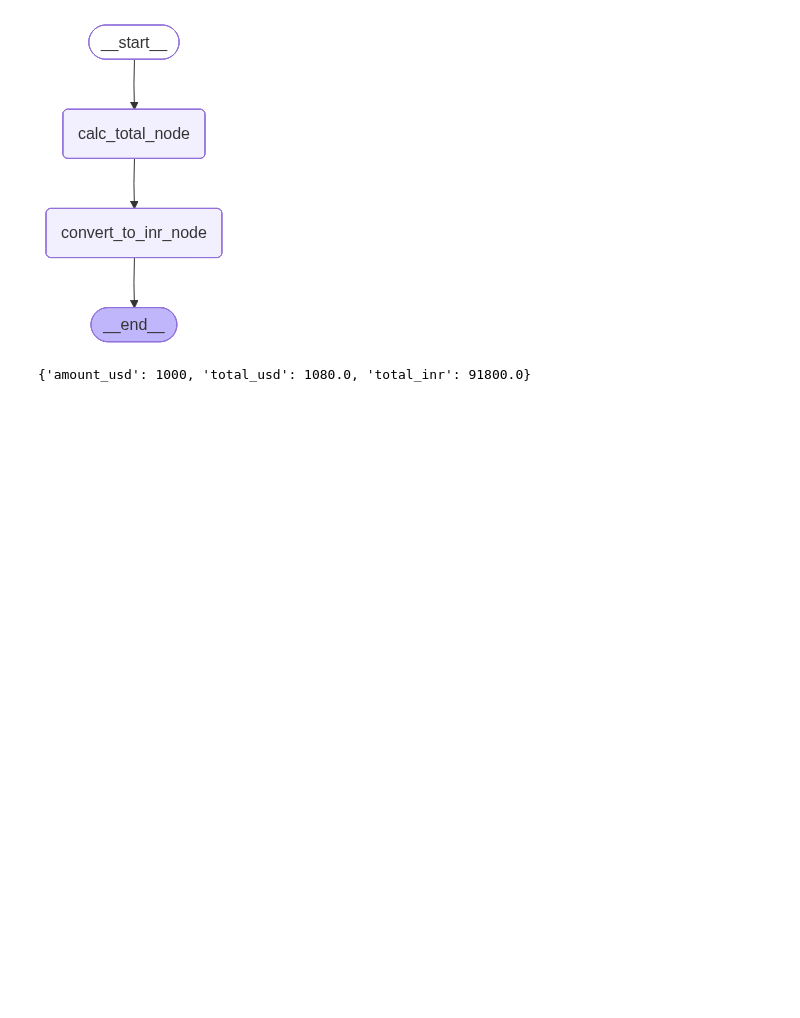
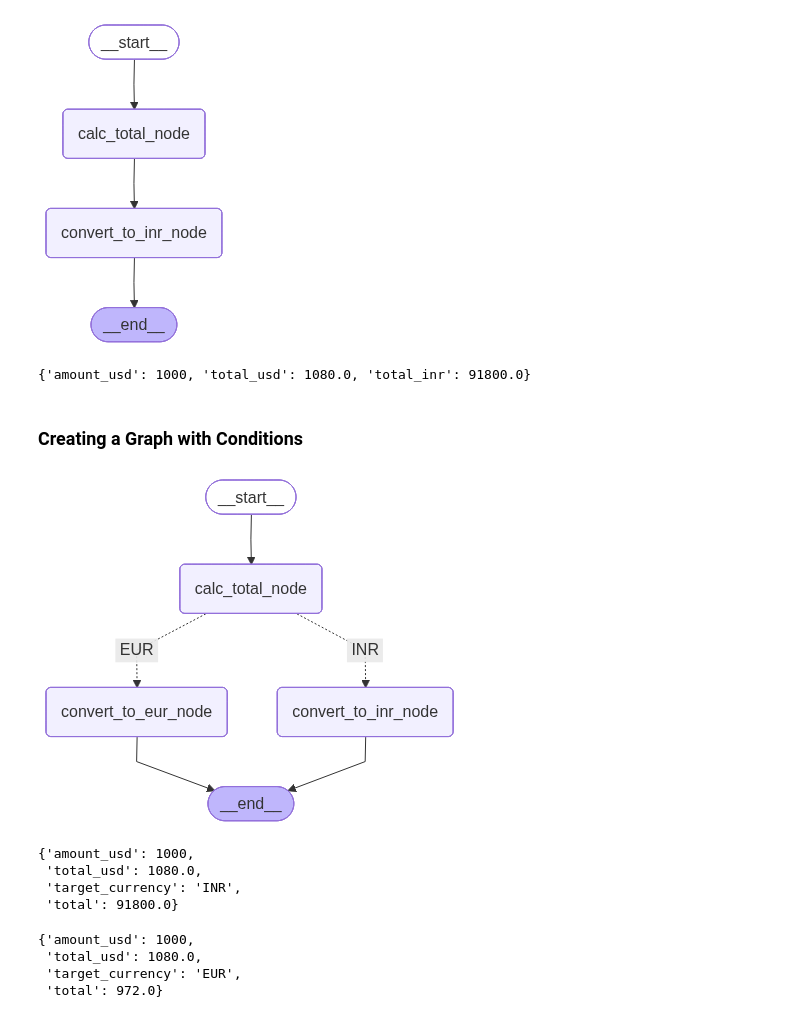
Before and after one commit to dilansenuruk/AI-Projects, a Jupyter notebook: LangGraph.ipynb, the cells around one changed output. Drawn from its saved outputs; the diff is of its cells as text; code cells hidden in the pictures; blank space fills up the shorter version.

```diff
--- a/LangGraph.ipynb
+++ b/LangGraph.ipynb
@@ -104,3 +110,53 @@ display(Image(graph.get_graph().draw_mermaid_png()))
 graph.invoke({"amount_usd": 1000})
 # %% [output]
 {'amount_usd': 1000, 'total_usd': 1080.0, 'total_inr': 91800.0}
+# %% [markdown]
+### Creating a Graph with Conditions
+# %%
+class PortfolioState(TypedDict):
+    amount_usd: float
+    total_usd: float
+    target_currency: Literal["INR", "EUR"]
+    total: float
+
+def calc_total(state: PortfolioState) -> PortfolioState:
+    state['total_usd'] = state['amount_usd'] * 1.08
+    return state
+
+def convert_to_inr(state: PortfolioState) -> PortfolioState:
+    state['total'] = state['total_usd'] * 85
+    return state
+
+def convert_to_eur(state: PortfolioState) -> PortfolioState:
+    state['total'] = state['total_usd'] * 0.9
+    return state
+
+def choose_conversion(state: PortfolioState) -> str:
+    return state["target_currency"]
+
+builder = StateGraph(PortfolioState)
+builder.add_node("calc_total_node", calc_total)
+builder.add_node("convert_to_inr_node", convert_to_inr)
+builder.add_node("convert_to_eur_node", convert_to_eur)
+builder.add_edge(START, "calc_total_node")
+builder.add_conditional_edges("calc_total_node", choose_conversion, {"INR": "convert_to_inr_node", "EUR": "convert_to_eur_node",})
+builder.add_edge(["convert_to_inr_node", "convert_to_eur_node"], END)
+graph = builder.compile()
+
+display(Image(graph.get_graph().draw_mermaid_png()))
+# %% [output]
+[figure, added]
+# %%
+graph.invoke({"amount_usd": 1000, "target_currency": "INR"})
+# %% [output]
+{'amount_usd': 1000,
+ 'total_usd': 1080.0,
+ 'target_currency': 'INR',
+ 'total': 91800.0}
+# %%
+graph.invoke({"amount_usd": 1000, "target_currency": "EUR"})
+# %% [output]
+{'amount_usd': 1000,
+ 'total_usd': 1080.0,
+ 'target_currency': 'EUR',
+ 'total': 972.0}
```
Also changed, not shown: parts of 4 cells of this notebook, 1 other file.
